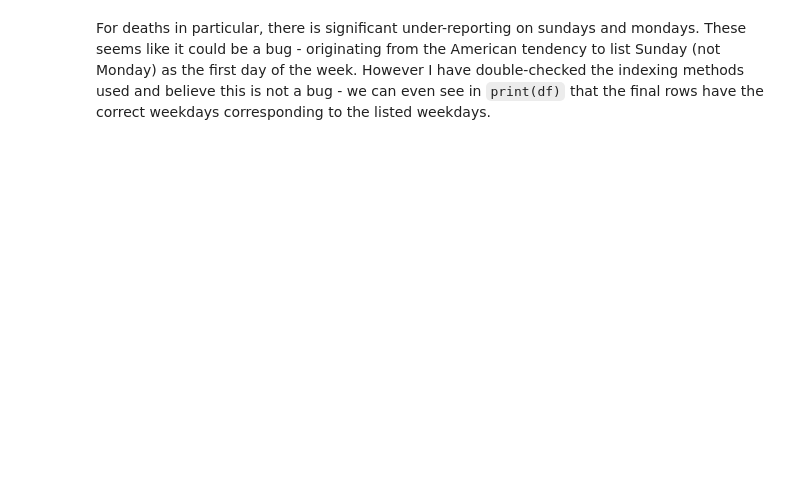
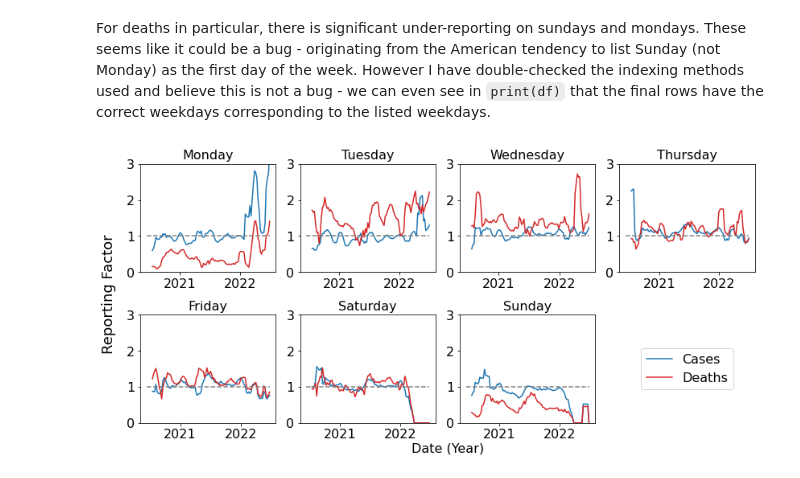
Before and after one commit to KCGallagher/periodic-sampling, a Jupyter notebook: analysis/data_trends.ipynb, the cells around one changed output. Cells and saved outputs as stored; diff of their text form; code cells hidden in the pictures; blank space fills up the shorter version.

Commit message:
Weekly trend verification

```diff
--- a/analysis/data_trends.ipynb
+++ b/analysis/data_trends.ipynb
@@ -259,2 +260,27 @@ plt.suptitle(''); plt.tight_layout()
 # %% [markdown]
 For deaths in particular, there is significant under-reporting on sundays and mondays. These seems like it could be a bug - originating from the American tendency to list Sunday (not Monday) as the first day of the week. However I have double-checked the indexing methods used and believe this is not a bug -  we can even see in `print(df)` that the final rows have the correct weekdays corresponding to the listed weekdays.
+# %%
+fig, axs = plt.subplots(2,4, figsize=(12,6))
+axs[-1, -1].set_axis_off()
+font_size = 16
+
+for day in range(7):
+    day_df = df[df['Day_Index'] == day]
+    ax = axs.reshape(-1)[day]
+    ax.plot(day_df['Date'], day_df['Dif_Daily_Cases'].rolling(5).mean(), color='tab:blue', label='Cases')
+    ax.plot(day_df['Date'], day_df['Dif_Daily_Deaths'].rolling(5).mean(), color='tab:red', label='Deaths')
+    ax.hlines(y=1, xmin=min(day_df['Date']), xmax=max(day_df['Date']), linestyles="dashed", color="gray")
+    ax.set_title(day_df['Weekday'].iloc[0], fontsize=font_size)
+    ax.tick_params(axis='both', which='major', labelsize=font_size)
+    ax.xaxis.set_major_locator(matplotlib.dates.YearLocator()); ax.set_ylim(0, 3)
+
+ax2 = fig.add_subplot(111, frameon=False)
+plt.tick_params(labelcolor='none', which='both', top=False, bottom=False, left=False, right=False)
+plt.ylabel("Reporting Factor", fontsize=18); plt.xlabel('Date (Year)', fontsize=font_size)
+
+handles, labels = leg_ax = axs.reshape(-1)[-2].get_legend_handles_labels()
+axs.reshape(-1)[-1].legend(handles=handles, labels=labels, loc=10, fontsize=font_size)
+plt.tight_layout()
+# plt.savefig(f"../images/data_trends/daily_reporting_{location}.png")
+# %% [output]
+[figure, added]
```
Also changed, not shown: parts of 2 cells of this notebook, 2 other files.
